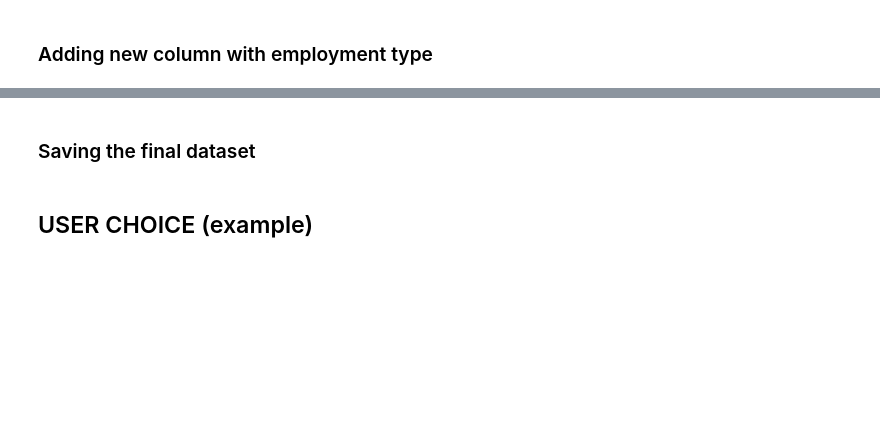
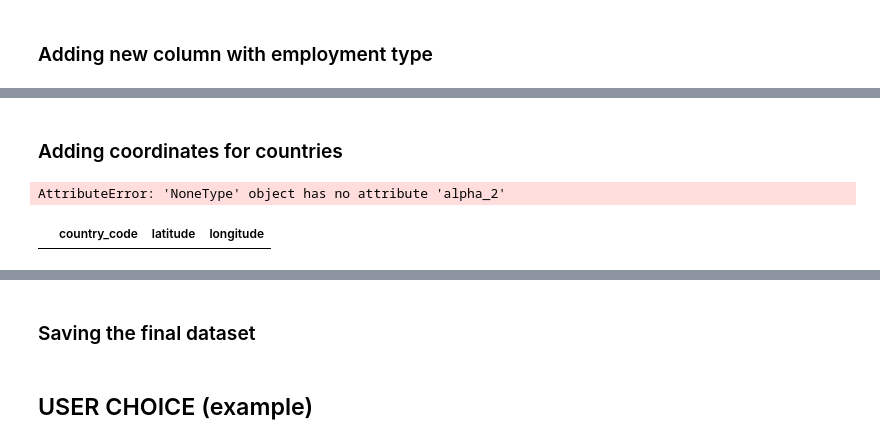
Before and after one commit to adzict/data_science_salaries, a Jupyter notebook: Data Science Salaries Dataset Exploration.ipynb, the cells around one changed output, grey strips where cells are left out. Drawn from its saved outputs; the diff is of its cells as text; code cells hidden in the pictures; blank space fills up the shorter version.

```diff
--- a/Data Science Salaries Dataset Exploration.ipynb
+++ b/Data Science Salaries Dataset Exploration.ipynb
@@ -309,3 +309,37 @@ salaries_final.head()
 | 2 | 2020 | Entry - Junior Level | Part Time | ML Engineer | Machine Learning Engineering | 14000 | EUR | ... |
 | 3 | 2020 | Entry - Junior Level | Full Time | Data Engineer | Data Engineering | 48000 | EUR | ... |
 | 4 | 2020 | Senior - Expert Level | Full Time | Principal Data Scientist | Data Science | 130000 | EUR | ... |
+# %% [markdown]
+### Adding coordinates for countries
+# %%
+#EXAMPLE FROM GPT
+
+import pycountry
+
+# Create an empty dataframe to store the country codes and latitude and longitude
+country_coords = pd.DataFrame(columns=['country_code', 'latitude', 'longitude'])
+
+# Iterate over the countries in your dataframe
+for country in salaries_final['company_location']:
+
+    # Get the country information using pycountry
+    country_info = pycountry.countries.get(alpha_2 = salaries_final['company_location'])
+
+    # Extract the country code, latitude, and longitude
+    country_code = country_info.alpha_2
+    latitude = country_info.latitude
+    longitude = country_info.longitude
+
+    # Append the data to the country_coords dataframe
+    country_coords = country_coords.append({'country_code': country_code,
+                                            'latitude': latitude,
+                                            'longitude': longitude}, ignore_index=True)
+
+# Now you can use the country_coords dataframe to create a map in streamlit
+# st.map(country_coords)
+# %% [output]
+AttributeError: 'NoneType' object has no attribute 'alpha_2'
+# %%
+country_coords
+# %% [output]
+|  | country_code | latitude | longitude |
```
Also changed, not shown: parts of 11 cells of this notebook, 3 other files.
